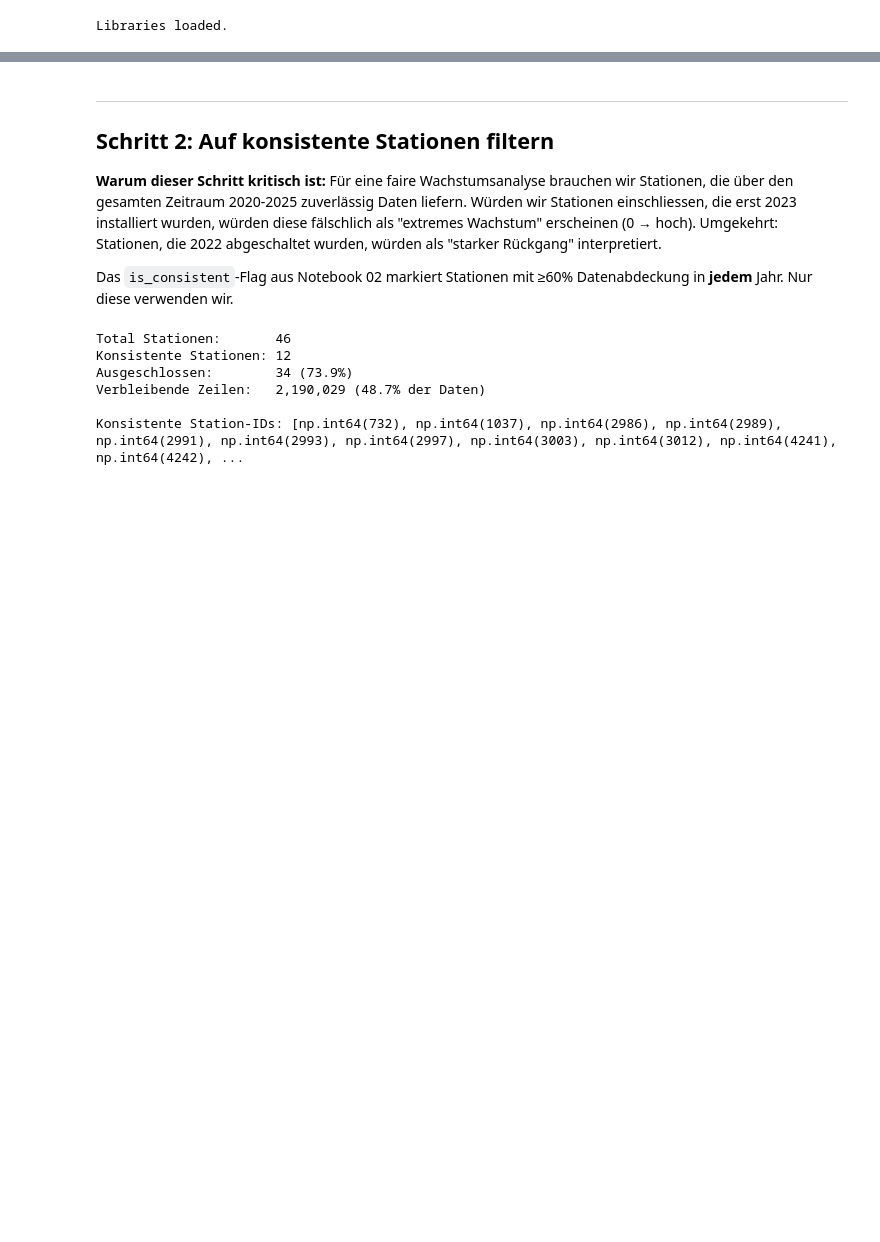
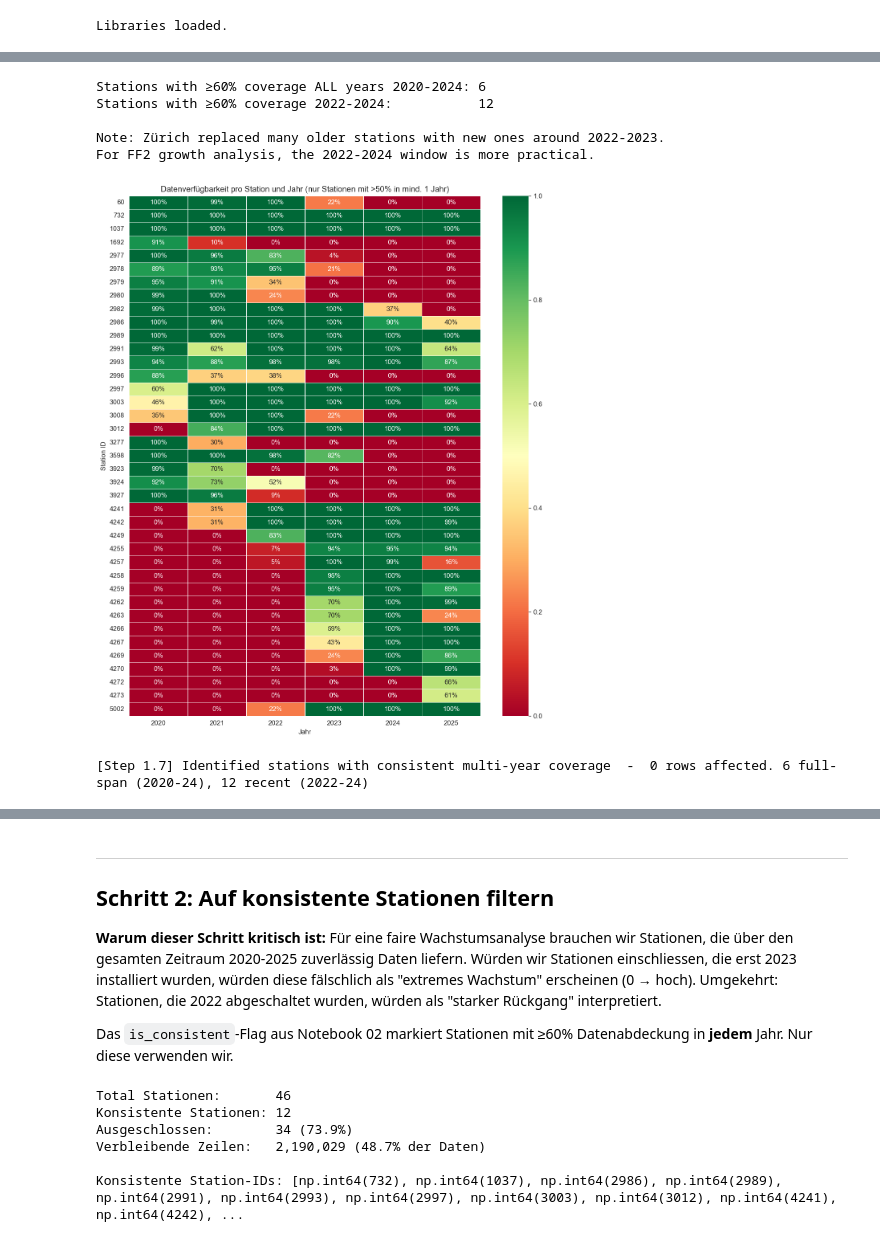
Before and after one commit to rolivischi2/bina, a Jupyter notebook: notebooks/FF2/03_ff2_growth_hotspots.ipynb, the cells around one changed output, grey strips where cells are left out. Saved outputs shown, nothing was run; the diff lists cells and outputs as text; code cells hidden in the pictures; blank space fills up the shorter version.

```diff
--- a/notebooks/FF2/03_ff2_growth_hotspots.ipynb
+++ b/notebooks/FF2/03_ff2_growth_hotspots.ipynb
@@ -88,0 +109,14 @@ Standortnamen verfuegbar fuer 46/46 Stationen.
+# %%
+# Rename columns to clean, descriptive names
+df = df_raw.rename(columns={
+    "FK_STANDORT": "station_id",
+    "DATUM": "datetime",
+    "VELO_IN": "velo_in",
+    "VELO_OUT": "velo_out",
+    "FUSS_IN": "fuss_in",
+    "FUSS_OUT": "fuss_out",
+    "OST": "easting",   # LV95 coordinates
+    "NORD": "northing",
+})
+
+log_step("1.1", "Loaded and concatenated yearly CSVs, renamed columns", len(df))
@@ -88,0 +316,64 @@ Standortnamen verfuegbar fuer 46/46 Stationen.
+# %%
+# For each station: which years have substantial data?
+# "Substantial" = at least 60% of expected rows for that year (non-NaN velo_total)
+COVERAGE_THRESHOLD = 0.60
+INTERVALS_PER_YEAR = 365.25 * 24 * 4  # ~35,064
+
+station_year = df.groupby(["station_id", "year"]).agg(
+    total_rows=("velo_total", "size"),
+    valid_rows=("velo_total", "count"),  # non-NaN
+).reset_index()
+station_year["coverage"] = station_year["valid_rows"] / INTERVALS_PER_YEAR
+
+# Pivot for visualization
+coverage_pivot = station_year.pivot(index="station_id", columns="year", values="coverage").fillna(0)
+
+# The Zürich station network changed significantly: many old stations decommissioned,
+# many new ones added from 2022+. We check two windows:
+# - Full span 2020-2024 (strict, for long-term trend)
+# - Recent span 2022-2024 (more stations, for shorter trend)
+full_years = [2020, 2021, 2022, 2023, 2024]
+recent_years = [2022, 2023, 2024]
+
+full_cols = [y for y in full_years if y in coverage_pivot.columns]
+recent_cols = [y for y in recent_years if y in coverage_pivot.columns]
+
+consistent_full = (coverage_pivot[full_cols] >= COVERAGE_THRESHOLD).all(axis=1)
+consistent_recent = (coverage_pivot[recent_cols] >= COVERAGE_THRESHOLD).all(axis=1)
+
+consistent_stations_full = consistent_full[consistent_full].index.tolist()
+consistent_stations_recent = consistent_recent[consistent_recent].index.tolist()
+# Use the broader set (recent) as default
+consistent_stations = consistent_stations_recent
+
+print(f"Stations with ≥{COVERAGE_THRESHOLD*100:.0f}% coverage ALL years 2020-2024: {len(consistent_stations_full)}")
+print(f"Stations with ≥{COVERAGE_THRESHOLD*100:.0f}% coverage 2022-2024:           {len(consistent_stations_recent)}")
+print(f"\nNote: Zürich replaced many older stations with new ones around 2022-2023.")
+print(f"For FF2 growth analysis, the 2022-2024 window is more practical.")
+
+# Visualize coverage matrix (only stations with >50% in any year)
+has_data = (coverage_pivot > 0.5).any(axis=1)
+plot_data = coverage_pivot[has_data]
+
+fig, ax = plt.subplots(figsize=(10, max(6, len(plot_data) * 0.3)))
+sns.heatmap(
+    plot_data.round(2),
+    annot=True, fmt=".0%", cmap="RdYlGn", vmin=0, vmax=1,
+    linewidths=0.5, ax=ax,
+)
+ax.set_title("Datenverfügbarkeit pro Station und Jahr (nur Stationen mit >50% in mind. 1 Jahr)")
+ax.set_ylabel("Station ID")
+ax.set_xlabel("Jahr")
+plt.tight_layout()
+plt.show()
+
+log_step("1.7", "Identified stations with consistent multi-year coverage", 0,
+         f"{len(consistent_stations_full)} full-span (2020-24), {len(consistent_stations_recent)} recent (2022-24)")
+# %% [output]
+Stations with ≥60% coverage ALL years 2020-2024: 6
+Stations with ≥60% coverage 2022-2024:           12
+
+Note: Zürich replaced many older stations with new ones around 2022-2023.
+For FF2 growth analysis, the 2022-2024 window is more practical.
+[figure, added]
+[Step 1.7] Identified stations with consistent multi-year coverage  -  0 rows affected. 6 full-span (2020-24), 12 recent (2022-24)
```
Also changed, not shown: parts of 17 cells of this notebook.
